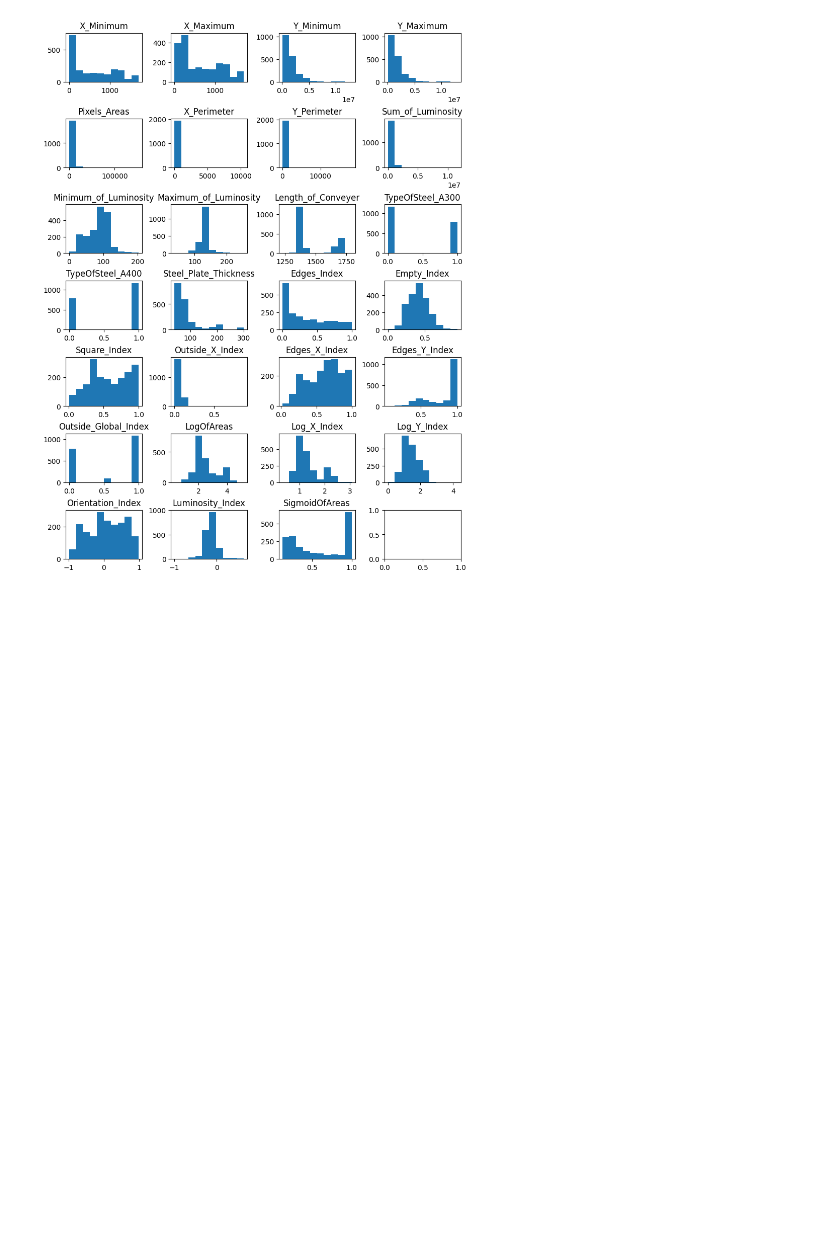
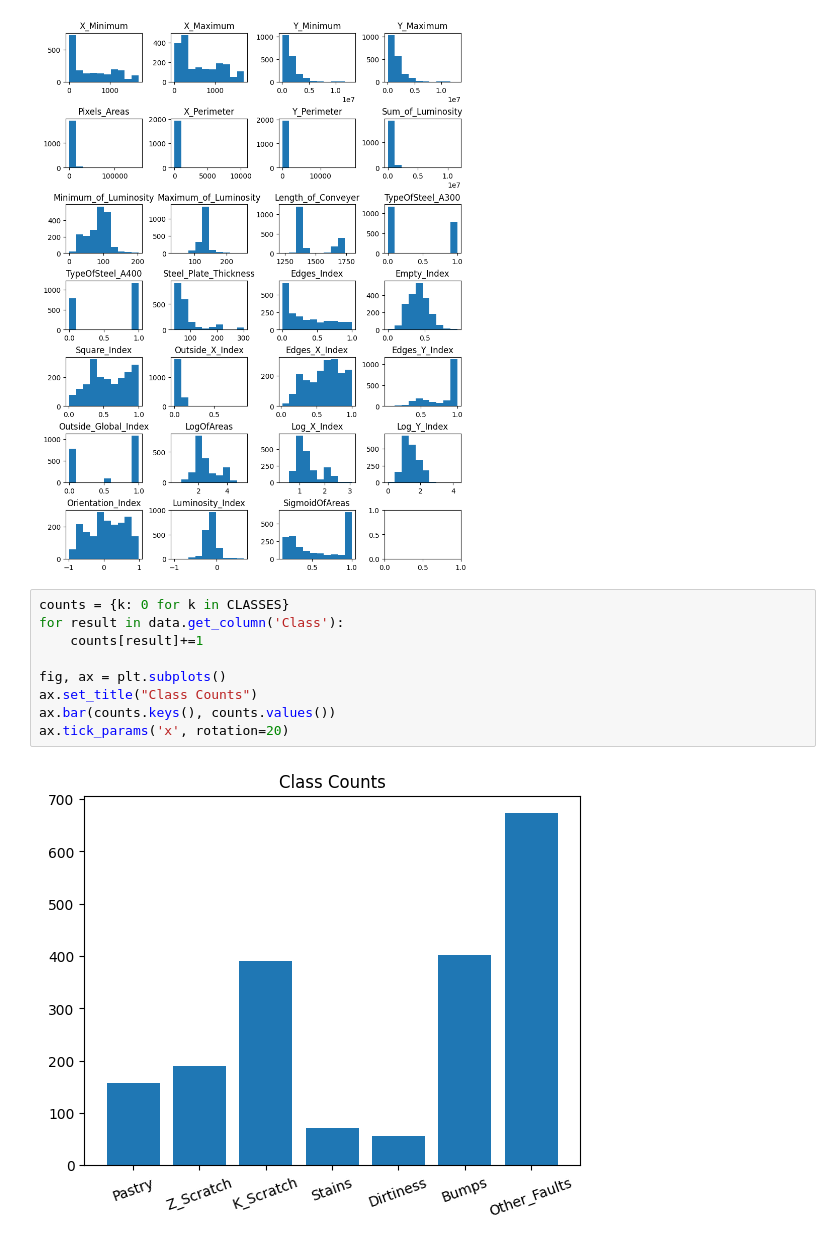
Before and after one commit to hairyex5000/cpsc-322-finalproject, a Jupyter notebook: EDA.ipynb, the cells around one changed output. Saved outputs shown, nothing was run; the diff lists cells and outputs as text; blank space fills up the shorter version.

Commit message:
Added class counts

```diff
--- a/EDA.ipynb
+++ b/EDA.ipynb
@@ -37,3 +37,14 @@ for col in range(len(tmp_classes)):
     tmp.set_title(data.column_names[col])
 # %% [output]
 [figure]
+# %%
+counts = {k: 0 for k in CLASSES}
+for result in data.get_column('Class'):
+    counts[result]+=1
+
+fig, ax = plt.subplots()
+ax.set_title("Class Counts")
+ax.bar(counts.keys(), counts.values())
+ax.tick_params('x', rotation=20)
+# %% [output]
+[figure, added]
```
